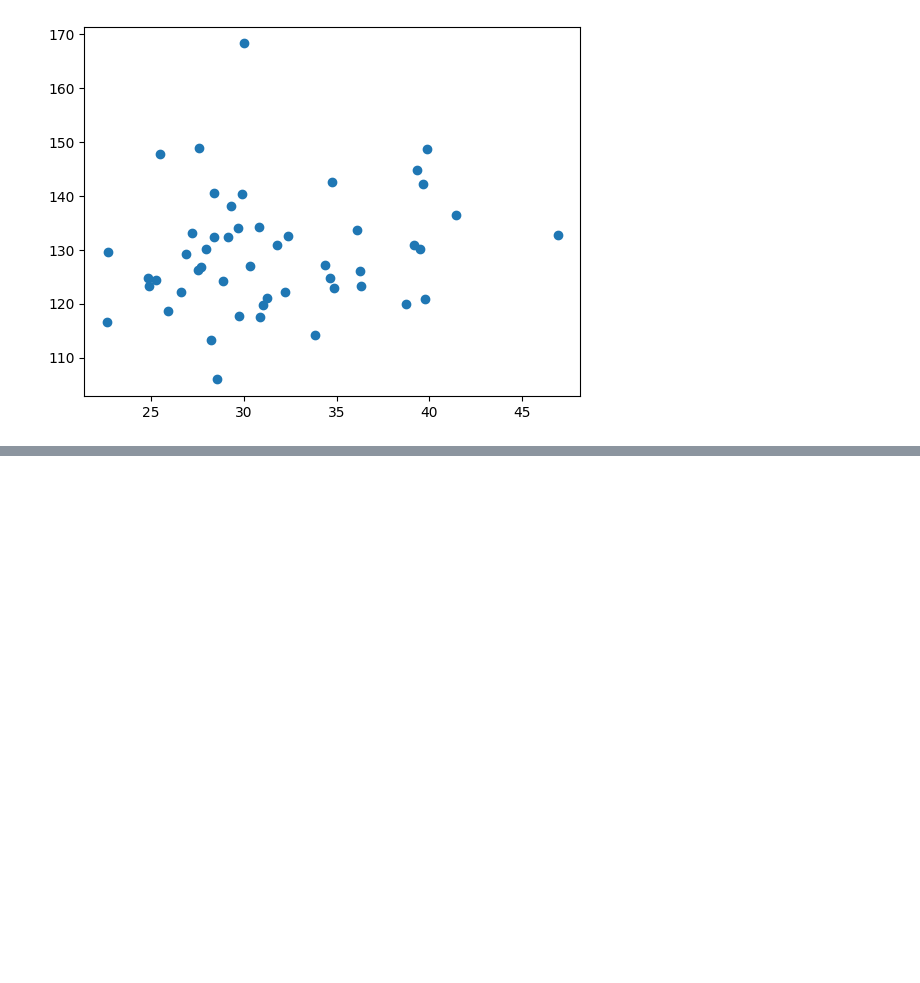
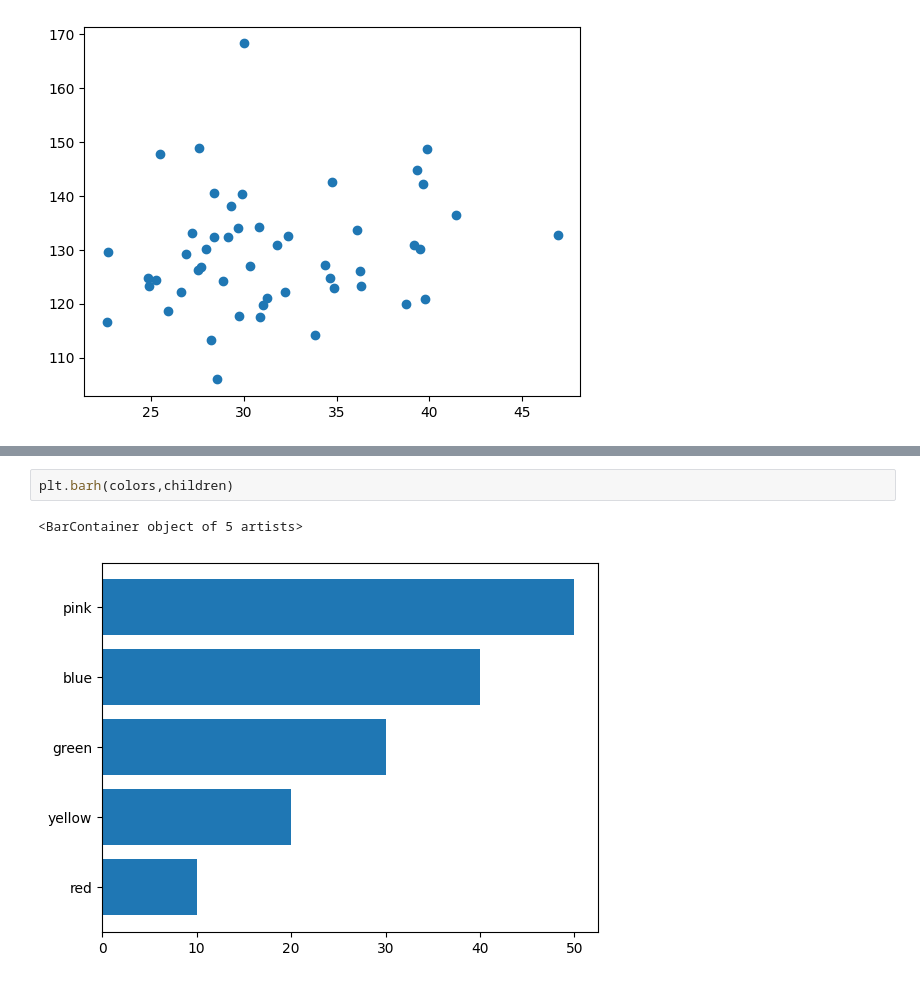
Before and after one commit to Abhinav09062005/python-, a Jupyter notebook: chapter4/mathplotlib.ipynb, the cells around one changed output, grey strips where cells are left out. Saved outputs shown, nothing was run; the diff lists cells and outputs as text; blank space fills up the shorter version.

```diff
--- a/chapter4/mathplotlib.ipynb
+++ b/chapter4/mathplotlib.ipynb
@@ -149,0 +159,5 @@ plt.plot(df['avg'],df['strike_rate'],'o')
+# %%
+plt.barh(colors,children)
+# %% [output]
+<BarContainer object of 5 artists>
+[figure, added]
```
Also changed, not shown: parts of 4 cells of this notebook.
